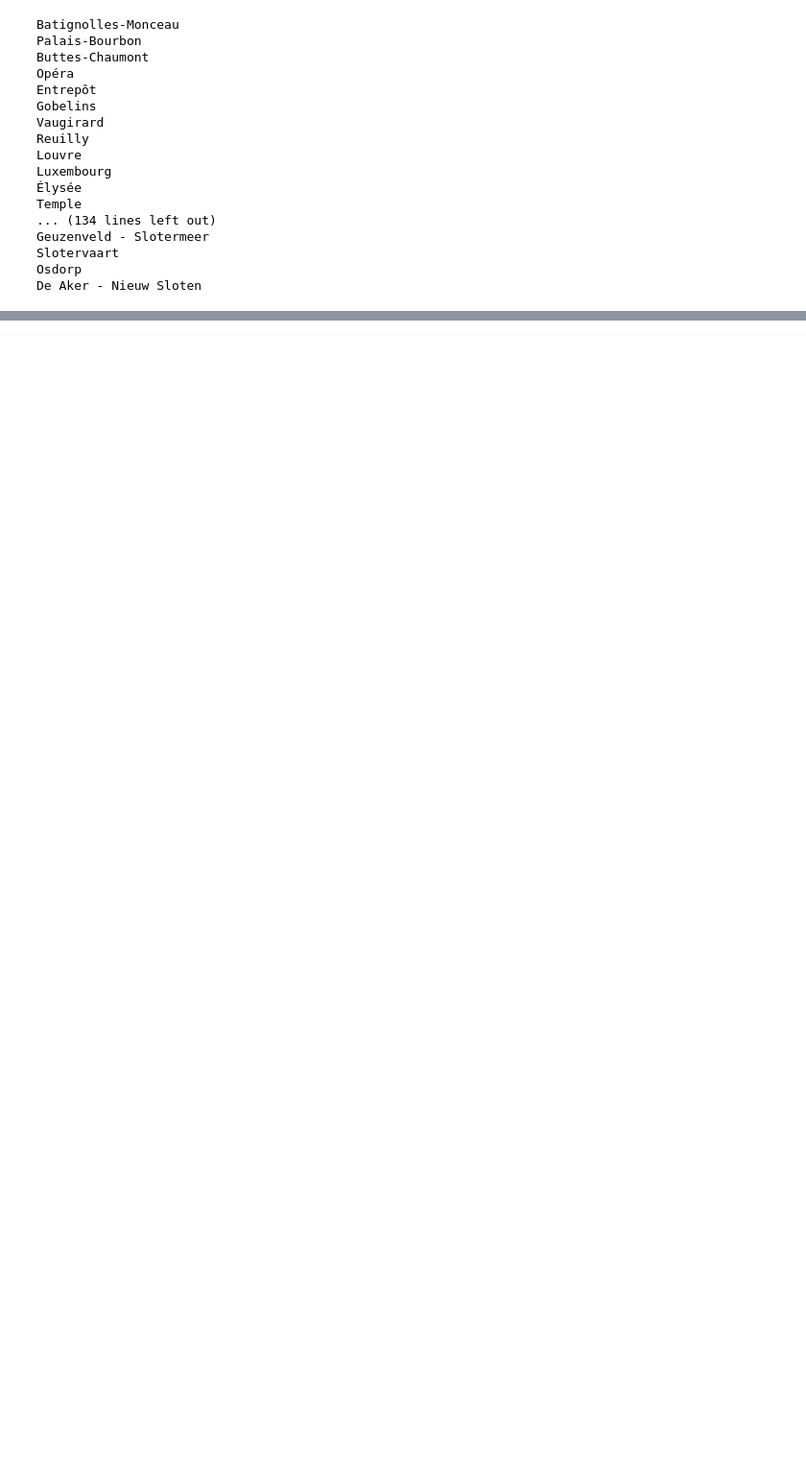
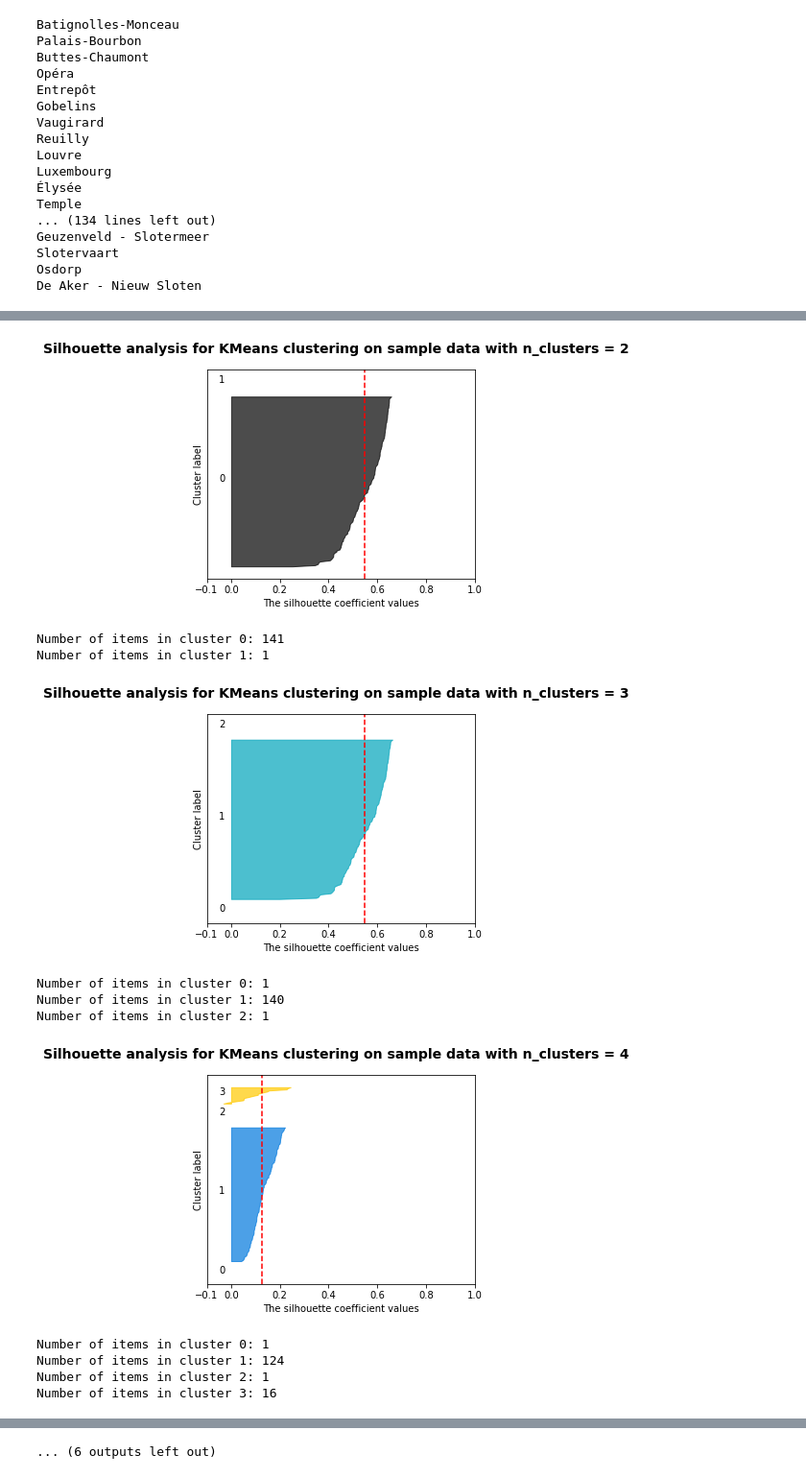
Before and after one commit to asernat/coursera-capston-project, a Jupyter notebook: Battle_of_Neighborhoods.ipynb, the cells around one changed output, grey strips where cells are left out. Shown at 96% size. Cells and saved outputs as stored; diff of their text form; code cells hidden in the pictures; blank space fills up the shorter version.

```diff
--- a/Battle_of_Neighborhoods.ipynb
+++ b/Battle_of_Neighborhoods.ipynb
@@ -285,0 +361,16 @@ array([1, 1, 1, 1, 1, 1, 1, 1, 1, 1, 1, 1, 1, 1, 1, 1, 1, 1, 1, 1, 1, 1, 1,
+# %%
+# Clusters with all categories
+test_clusters(p=0)
+# %% [output]
+[figure, added]
+Number of items in cluster 0: 141
+Number of items in cluster 1: 1
+[figure, added]
+Number of items in cluster 0: 1
+Number of items in cluster 1: 140
+Number of items in cluster 2: 1
+[figure, added]
+Number of items in cluster 0: 1
+Number of items in cluster 1: 124
+Number of items in cluster 2: 1
+Number of items in cluster 3: 16
@@ -285,0 +398 @@ array([1, 1, 1, 1, 1, 1, 1, 1, 1, 1, 1, 1, 1, 1, 1, 1, 1, 1, 1, 1, 1, 1, 1,
+... (6 outputs left out)
```
Also changed, not shown: parts of 41 cells of this notebook.
